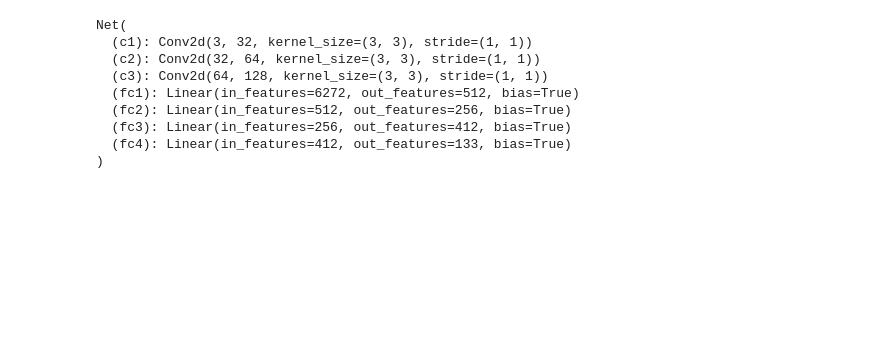
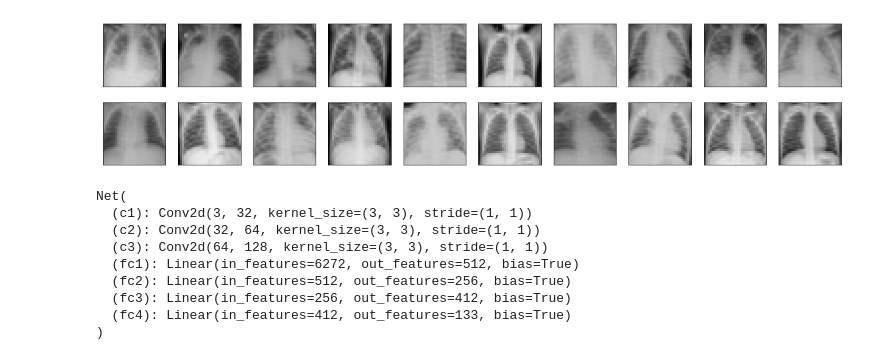
Before and after one commit to andreiliphd/pytorch-pneumonia-x-ray, a Jupyter notebook: X_ray_pneumonia.ipynb, the cells around one changed output. Cells and saved outputs as stored; diff of their text form; code cells hidden in the pictures; blank space fills up the shorter version.

```diff
--- a/X_ray_pneumonia.ipynb
+++ b/X_ray_pneumonia.ipynb
@@ -3,6 +5,32 @@ import time
 import torch as torch
 from torchvision import transforms
 from torchvision import datasets
+# %%
+transforms_image = transforms.Compose([transforms.Resize(32),
+                                     transforms.CenterCrop(32),
+                                     transforms.ToTensor()])
+train_xray = torch.utils.data.DataLoader(datasets.ImageFolder('chest_xray/train',
+                                                                            transform=transforms_image),
+                                                        batch_size=20, shuffle=True)
+def imshow(img):
+    npimg = img.numpy()
+    plt.imshow(np.transpose(npimg, (1, 2, 0)))
+
+"""
+DON'T MODIFY ANYTHING IN THIS CELL THAT IS BELOW THIS LINE
+"""
+# obtain one batch of training images
+dataiter = iter(train_xray)
+images, _ = dataiter.next() # _ for no labels
+
+# plot the images in the batch, along with the corresponding labels
+fig = plt.figure(figsize=(20, 4))
+plot_size=20
+for idx in np.arange(plot_size):
+    ax = fig.add_subplot(2, plot_size/2, idx+1, xticks=[], yticks=[])
+    imshow(images[idx])
+# %% [output]
+[figure, added]
 # %%
 image_transforms = {'train': transforms.Compose([transforms.Resize(224),
                                      transforms.CenterCrop(224),
```
Also changed, not shown: parts of 2 cells of this notebook, 9 other files.
